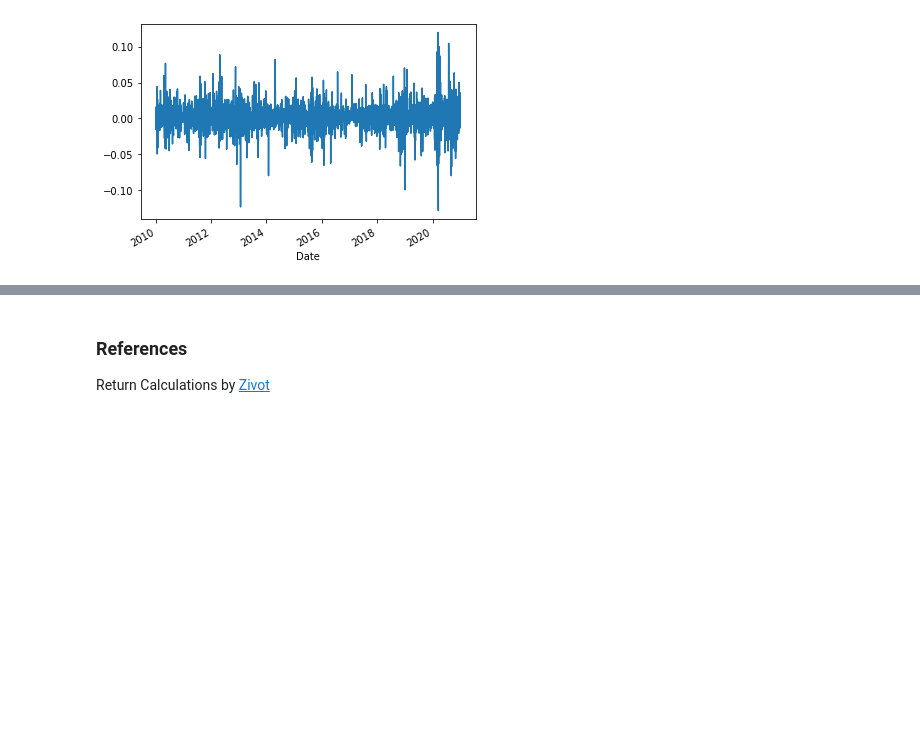
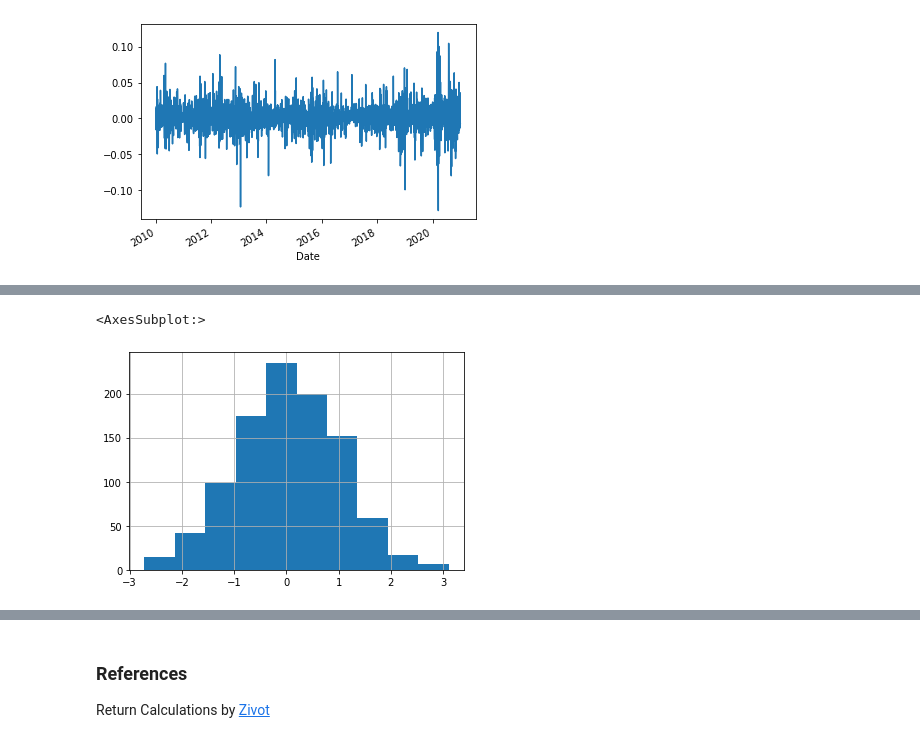
Before and after one commit to oceanumeric/python-finance, a Jupyter notebook: financial_econometrics/financial-time-series.ipynb, the cells around one changed output, grey strips where cells are left out. Saved outputs shown, nothing was run; the diff lists cells and outputs as text; code cells hidden in the pictures; blank space fills up the shorter version.

```diff
--- a/financial_econometrics/financial-time-series.ipynb
+++ b/financial_econometrics/financial-time-series.ipynb
@@ -248,0 +307,5 @@ clean_data['Adj Close'].pct_change().plot()
+# %%
+series.hist()
+# %% [output]
+<AxesSubplot:>
+[figure, added]
```
Also changed, not shown: parts of 24 cells of this notebook, 1 other file.
